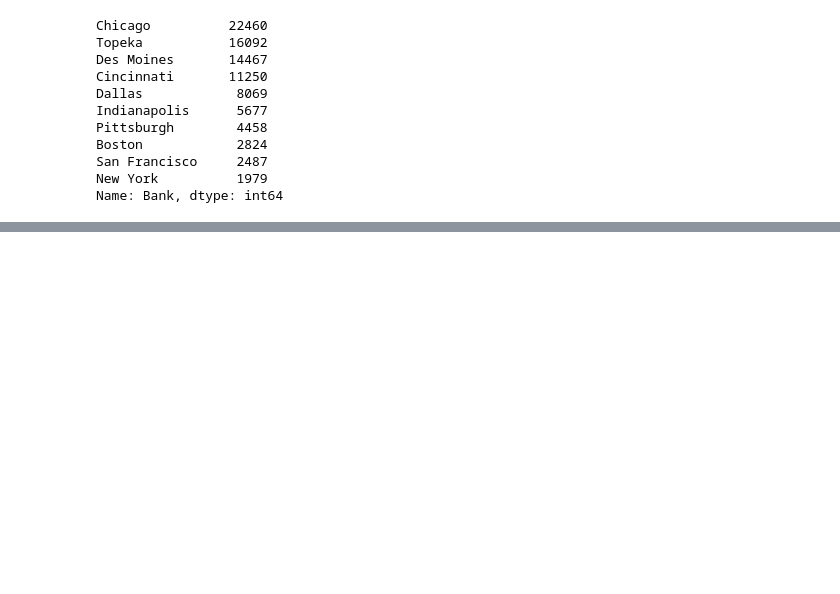
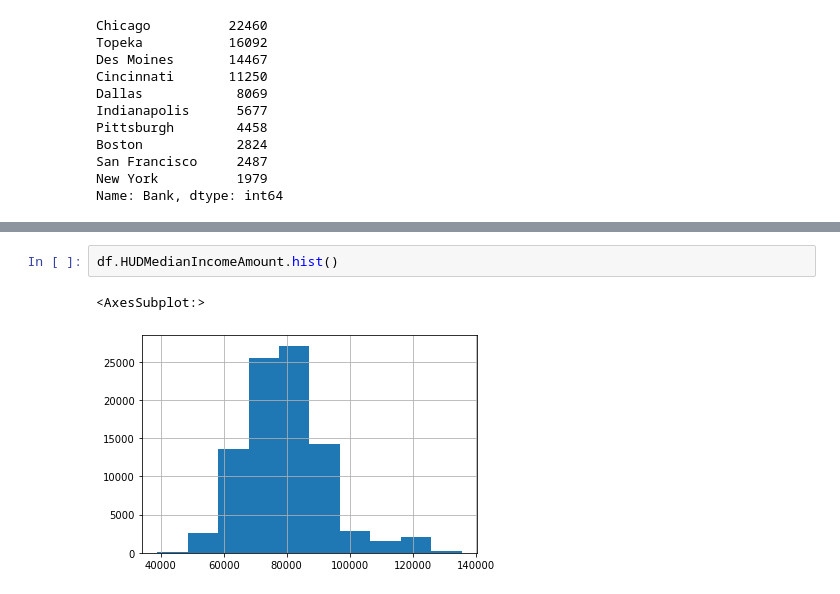
Before and after one commit to arashahmadi13/Springboard, a Jupyter notebook: Capstone (II)/3.Exploratory Data Analysis.ipynb, the cells around one changed output, grey strips where cells are left out. Drawn from its saved outputs; the diff is of its cells as text; blank space fills up the shorter version.

```diff
--- a/Capstone (II)/3.Exploratory Data Analysis.ipynb
+++ b/Capstone (II)/3.Exploratory Data Analysis.ipynb
@@ -76,0 +141,5 @@ Name: Bank, dtype: int64
+# %%
+df.HUDMedianIncomeAmount.hist()
+# %% [output]
+<AxesSubplot:>
+[figure, added]
```
Also changed, not shown: parts of 13 cells of this notebook.
